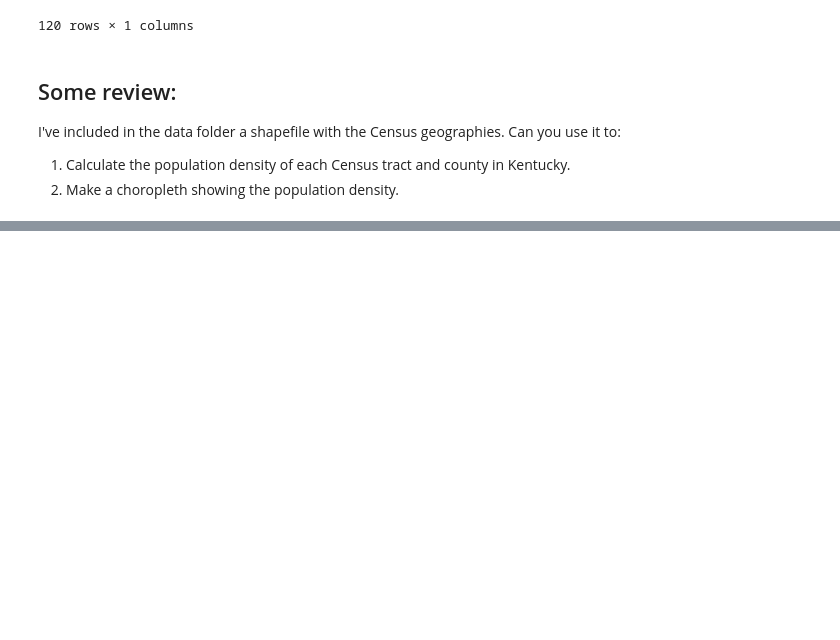
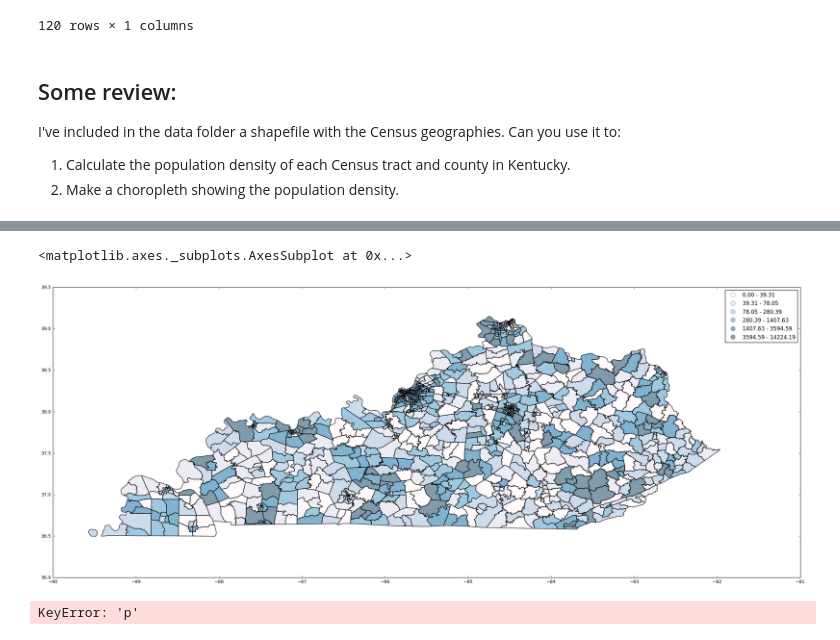
Before and after one commit to jrma245/ce599-s17, a Jupyter notebook: 12-Grouping/groupby.ipynb, the cells around one changed output, grey strips where cells are left out. Cells and saved outputs as stored; diff of their text form; code cells hidden in the pictures; blank space fills up the shorter version.

```diff
--- a/12-Grouping/groupby.ipynb
+++ b/12-Grouping/groupby.ipynb
@@ -475,0 +490,2 @@ I've included in the data folder a shapefile with the Census geographies.  Can y
+# %%
+tracts['area'] = tracts.area
@@ -475,0 +501,2 @@ I've included in the data folder a shapefile with the Census geographies.  Can y
+# %%
+sf2 = pd.merge(sf1,tracts,left_on = 'GEO.id',right_on = 'GEO_ID',)
@@ -475,0 +516,10 @@ I've included in the data folder a shapefile with the Census geographies.  Can y
+# %%
+#pop density of each county
+county3['pop'] = sf1['P1-D001'].groupby(sf1['county']).sum()
+county3['AREA'] =sf2['CENSUSAREA'].groupby(sf2['county']).sum()
+county3['pop_den'] = county3['pop']/county3['AREA']
+print(county3.head())
+
+#pop density of each tract
+sf2['pop_den'] = sf2['P1-D001']/sf2['CENSUSAREA']
+sf2.head()
@@ -475,0 +557,11 @@ I've included in the data folder a shapefile with the Census geographies.  Can y
+# %%
+tracts['pop_den'] = sf2['pop_den']
+# %%
+tracts.plot(column='pop_den', scheme='QUANTILES', k=6, cmap='PuBu', legend=True, figsize=(30, 30))
+# %% [output]
+<matplotlib.axes._subplots.AxesSubplot at 0x...>
+[figure, added]
+# %%
+map.choropleth(data = tracts, columns = 'pop_den',key_on = 'geometry',fill_color = 'PuBu',line_color = 'PuBu')
+# %% [output]
+KeyError: 'p'
```
Also changed, not shown: parts of 8 cells of this notebook.
